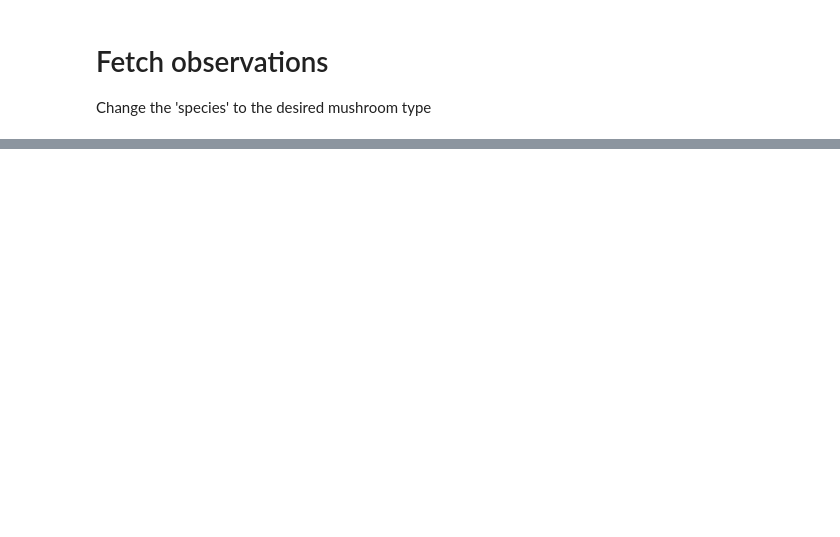
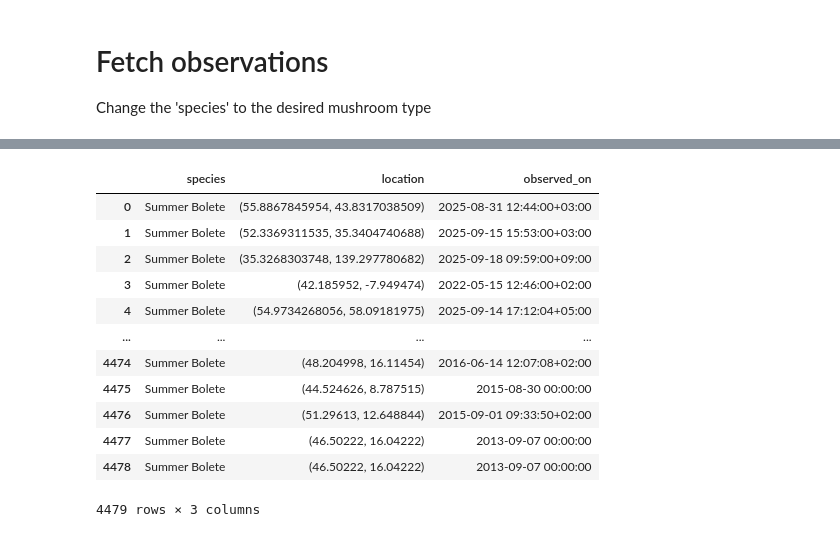
Before and after one commit to fferlito/ShroomRadar, a Jupyter notebook: notebooks/inaturalist_data.ipynb, the cells around one changed output, grey strips where cells are left out. Drawn from its saved outputs; the diff is of its cells as text; code cells hidden in the pictures; blank space fills up the shorter version.

```diff
--- a/notebooks/inaturalist_data.ipynb
+++ b/notebooks/inaturalist_data.ipynb
@@ -13,5 +13,5 @@ enable_logging()
 # Try to get one observation
 # %%
 # Replace with your own username
-response = get_observations(taxon_name="Boletus")
+response = get_observations(taxon_name="Summer Bolete")
 my_observations = Observation.from_json_list(response)
@@ -24,7 +31,7 @@ import pandas as pd
 
 df = pd.DataFrame()
 
-species = "Boletus"
+species = "Summer Bolete"
 page_id = 1
 my_observations = [1]
 while len(my_observations) != 0:
@@ -39,6 +46,6 @@ while len(my_observations) != 0:
 
       for i in my_observations:
                         try:
-                              df = pd.concat([df, pd.DataFrame([{'species': 'Boletus', 'location': i.location, 'observed_on': i.observed_on}])], ignore_index=True)
+                              df = pd.concat([df, pd.DataFrame([{'species': 'Summer Bolete', 'location': i.location, 'observed_on': i.observed_on}])], ignore_index=True)
                         except:
                               pass
@@ -44,0 +150,3 @@ while len(my_observations) != 0:
+# %%
+df
+# %% [output]
@@ -45 +154,14 @@ while len(my_observations) != 0:
+|  | species | location | observed_on |
+| 0 | Summer Bolete | (55.8867845954, 43.8317038509) | 2025-08-31 12:44:00+03:00 |
+| 1 | Summer Bolete | (52.3369311535, 35.3404740688) | 2025-09-15 15:53:00+03:00 |
+| 2 | Summer Bolete | (35.3268303748, 139.297780682) | 2025-09-18 09:59:00+09:00 |
+| 3 | Summer Bolete | (42.185952, -7.949474) | 2022-05-15 12:46:00+02:00 |
+| 4 | Summer Bolete | (54.9734268056, 58.09181975) | 2025-09-14 17:12:04+05:00 |
+| ... | ... | ... | ... |
+| 4474 | Summer Bolete | (48.204998, 16.11454) | 2016-06-14 12:07:08+02:00 |
+| 4475 | Summer Bolete | (44.524626, 8.787515) | 2015-08-30 00:00:00 |
+| 4476 | Summer Bolete | (51.29613, 12.648844) | 2015-09-01 09:33:50+02:00 |
+| 4477 | Summer Bolete | (46.50222, 16.04222) | 2013-09-07 00:00:00 |
+| 4478 | Summer Bolete | (46.50222, 16.04222) | 2013-09-07 00:00:00 |
+4479 rows × 3 columns
 # %%
```
Also changed, not shown: parts of 5 cells of this notebook, 9 other files.
